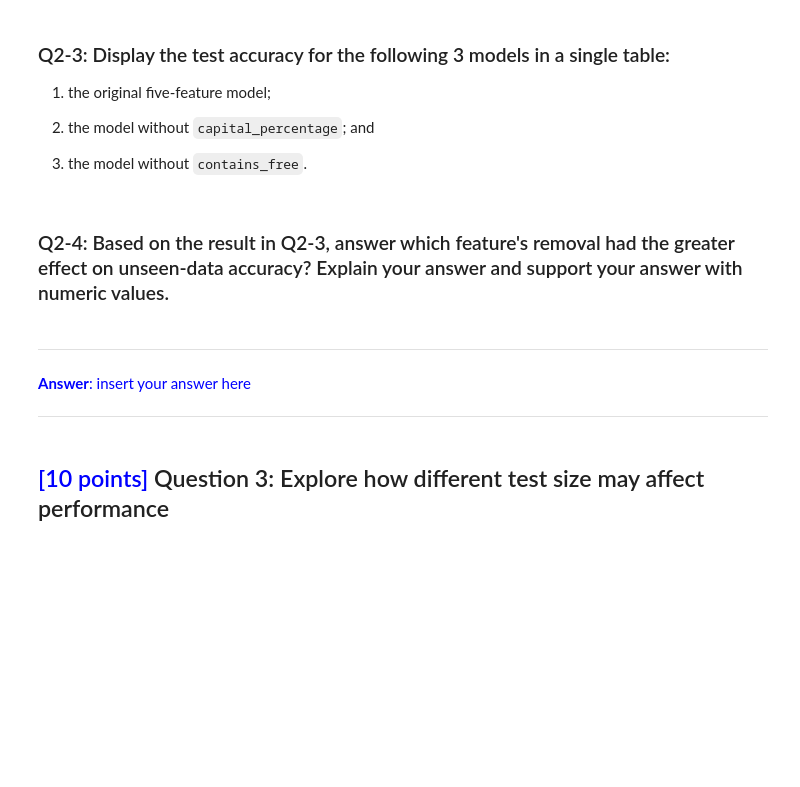
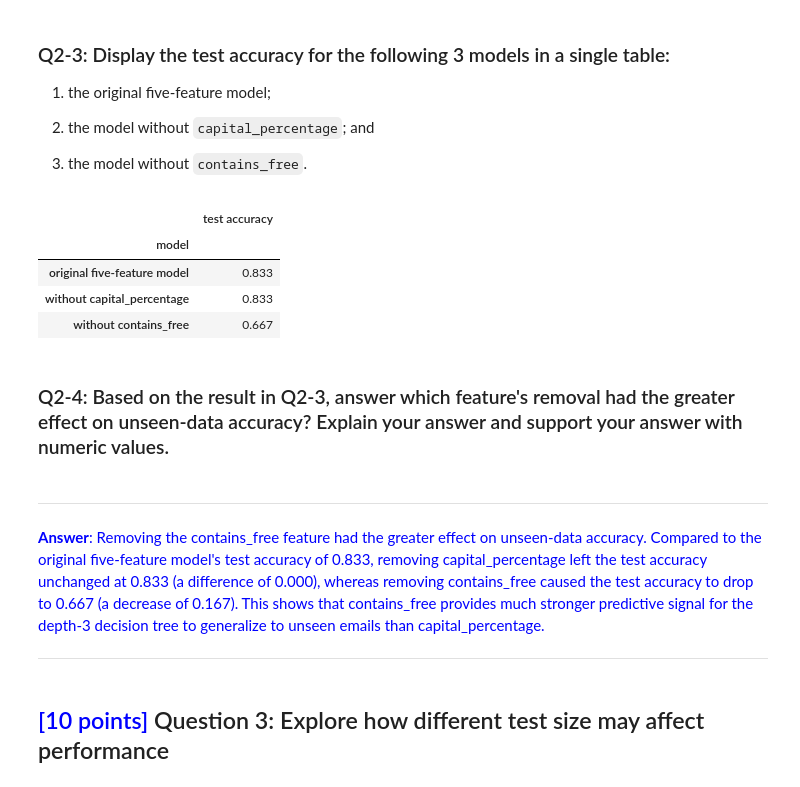
Before and after one commit to chikooooo/Statistics, a Jupyter notebook: Lab 8/TP8_Introduction_to_Machine_Learning.ipynb, the cells around one changed output. Drawn from its saved outputs; the diff is of its cells as text; code cells hidden in the pictures; blank space fills up the shorter version.

```diff
--- a/Lab 8/TP8_Introduction_to_Machine_Learning.ipynb
+++ b/Lab 8/TP8_Introduction_to_Machine_Learning.ipynb
@@ -1239,15 +1479,32 @@ tree depth could produce a different model.
 3. the model without `contains_free`.
 # %%
 # insert your code here
+q2_results = pd.DataFrame({
+    "model": [
+        "original five-feature model",
+        "without capital_percentage",
+        "without contains_free",
+    ],
+    "test accuracy": [
+        five_feature_test_accuracy,
+        percentage_feature_test_accuracy,
+        free_feature_test_accuracy,
+    ],
+}).set_index("model")
+q2_results.round(3)
+# %% [output]
+|  | test accuracy |
+| model |  |
+| original five-feature model | 0.833 |
+| without capital_percentage | 0.833 |
+| without contains_free | 0.667 |
 # %% [markdown]
 ### Q2-4: Based on the result in Q2-3, answer which feature's removal had the greater effect on unseen-data accuracy? Explain your answer and support your answer with numeric values.
 # %% [markdown]
 ----
 <div style="color:blue">
 
-**Answer**: insert your answer here
-
-
+**Answer**: Removing the contains_free feature had the greater effect on unseen-data accuracy. Compared to the original five-feature model's test accuracy of 0.833, removing capital_percentage left the test accuracy unchanged at 0.833 (a difference of 0.000), whereas removing contains_free caused the test accuracy to drop to 0.667 (a decrease of 0.167). This shows that contains_free provides much stronger predictive signal for the depth-3 decision tree to generalize to unseen emails than capital_percentage.
 </div>
 
 ----
```
Also changed, not shown: parts of 35 cells of this notebook, 2 other files.
